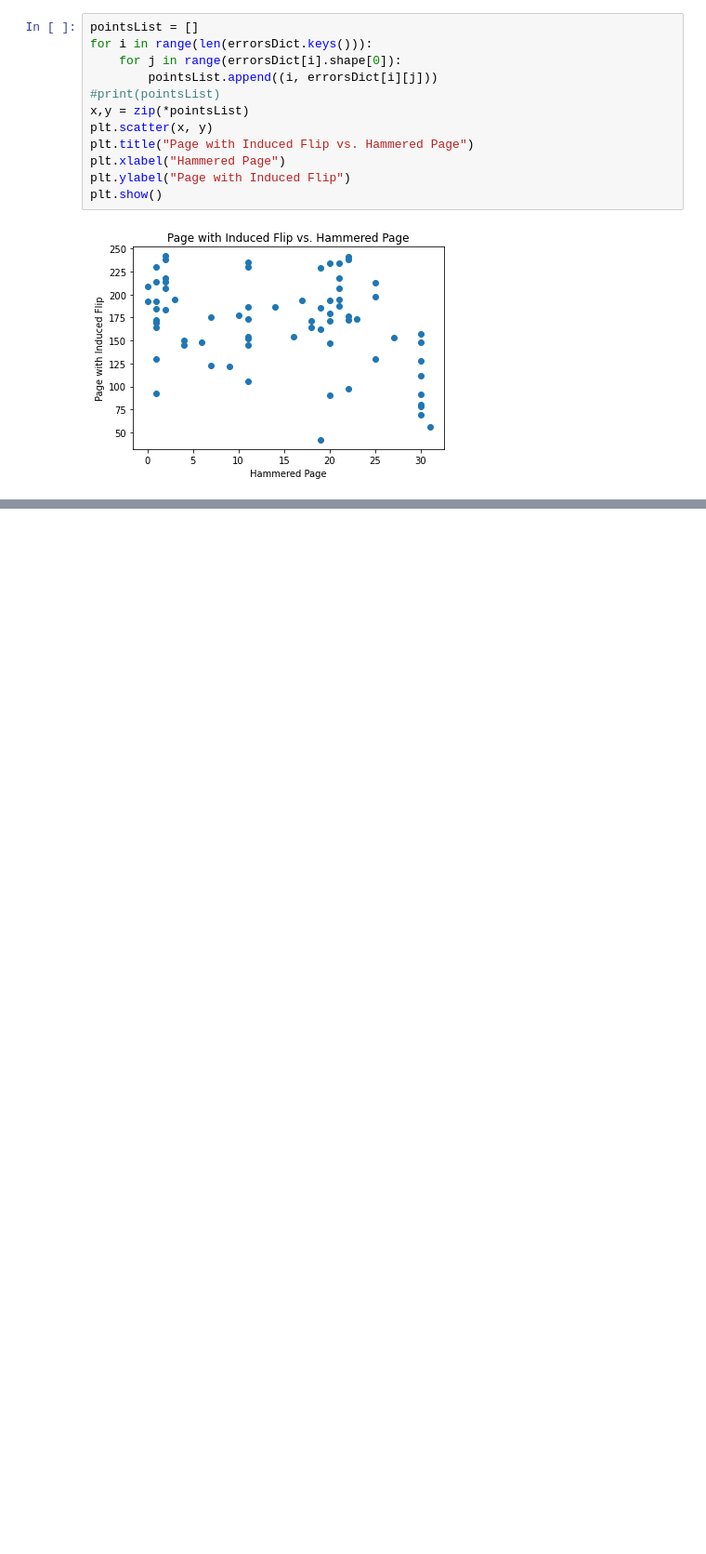
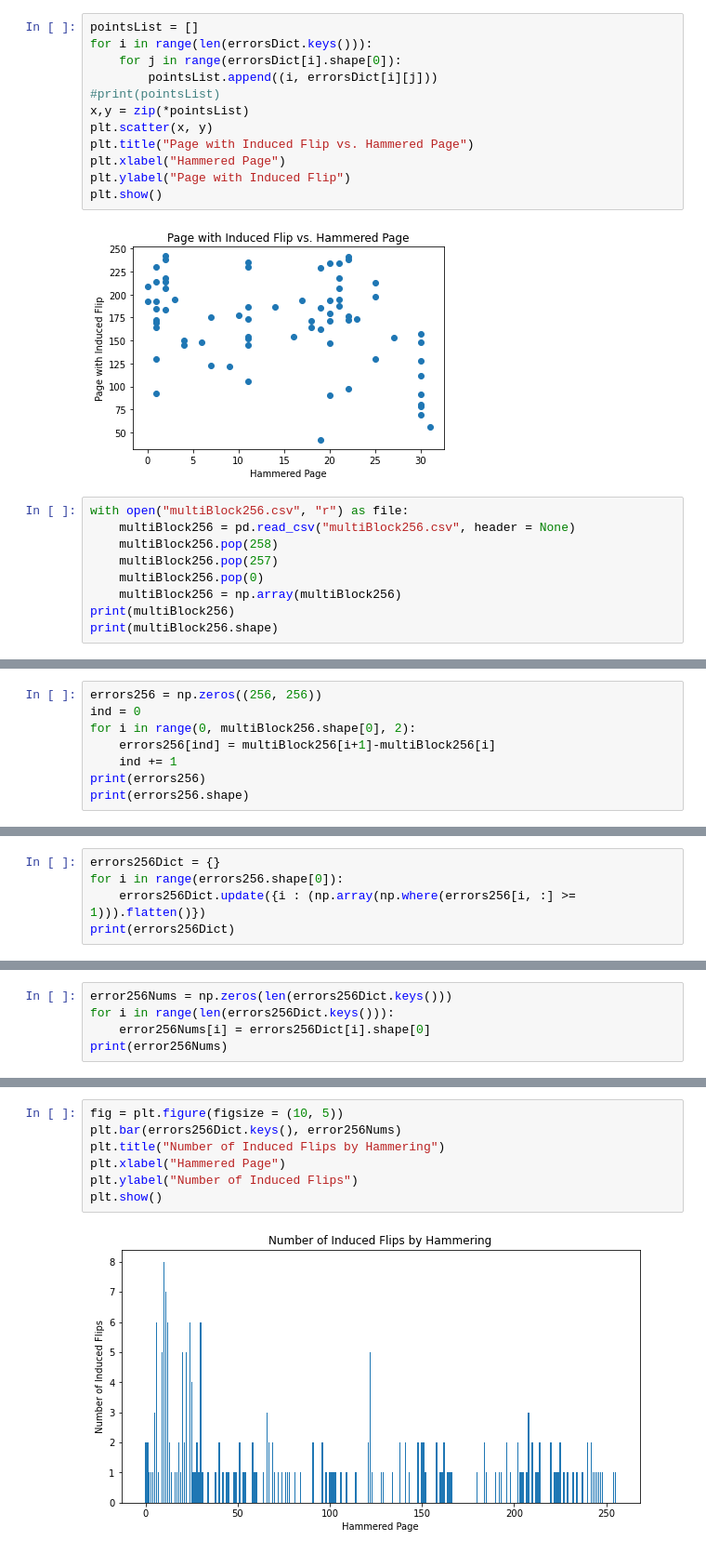
Before and after one commit to jeremywhui/OpenSSD-Rowhammer-Data, a Jupyter notebook: MultiBlock Rowhammer.ipynb, the cells around one changed output, grey strips where cells are left out. Shown: that part at 93% size. Drawn from its saved outputs; the diff is of its cells as text; blank space fills up the shorter version.

Commit message:
MultiBlock256 graphs

```diff
--- a/MultiBlock Rowhammer.ipynb
+++ b/MultiBlock Rowhammer.ipynb
@@ -119,3 +119,12 @@ plt.ylabel("Page with Induced Flip")
 plt.show()
 # %% [output]
 [figure]
+# %%
+with open("multiBlock256.csv", "r") as file:
+    multiBlock256 = pd.read_csv("multiBlock256.csv", header = None)
+    multiBlock256.pop(258)
+    multiBlock256.pop(257)
+    multiBlock256.pop(0)
+    multiBlock256 = np.array(multiBlock256)
+print(multiBlock256)
+print(multiBlock256.shape)
@@ -121,0 +140,8 @@ plt.show()
+# %%
+errors256 = np.zeros((256, 256))
+ind = 0
+for i in range(0, multiBlock256.shape[0], 2):
+    errors256[ind] = multiBlock256[i+1]-multiBlock256[i]
+    ind += 1
+print(errors256)
+print(errors256.shape)
@@ -121,0 +157,5 @@ plt.show()
+# %%
+errors256Dict = {}
+for i in range(errors256.shape[0]):
+    errors256Dict.update({i : (np.array(np.where(errors256[i, :] >= 1))).flatten()})
+print(errors256Dict)
@@ -121,0 +164,5 @@ plt.show()
+# %%
+error256Nums = np.zeros(len(errors256Dict.keys()))
+for i in range(len(errors256Dict.keys())):
+    error256Nums[i] = errors256Dict[i].shape[0]
+print(error256Nums)
@@ -121,0 +181,9 @@ plt.show()
+# %%
+fig = plt.figure(figsize = (10, 5))
+plt.bar(errors256Dict.keys(), error256Nums)
+plt.title("Number of Induced Flips by Hammering")
+plt.xlabel("Hammered Page")
+plt.ylabel("Number of Induced Flips")
+plt.show()
+# %% [output]
+[figure, added]
```
Also changed, not shown: parts of 5 cells of this notebook.
